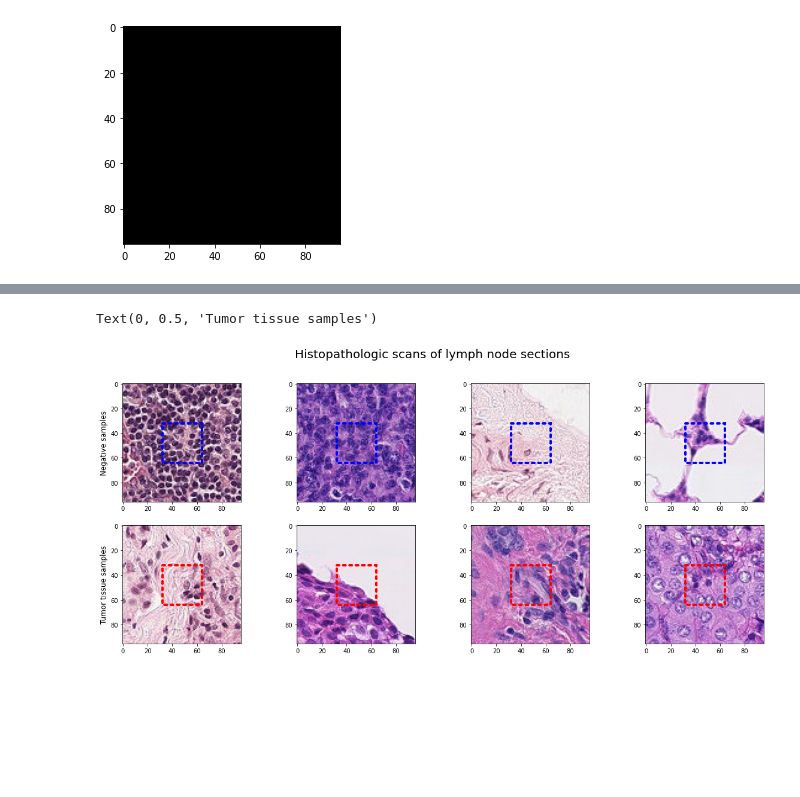
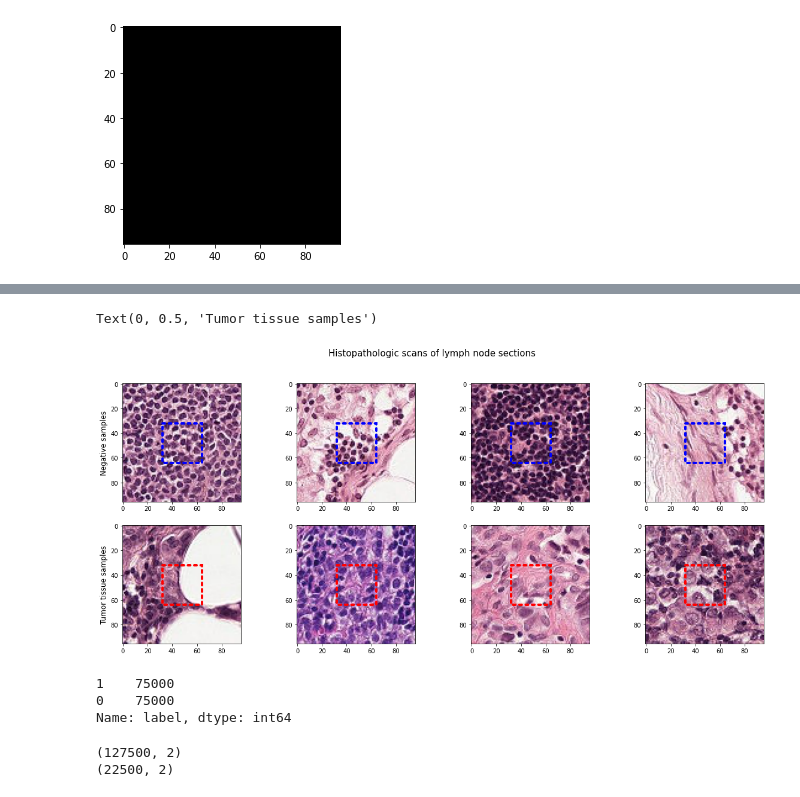
Before and after one commit to nps1984/breast-cancer, a Jupyter notebook: breast-cancer-eda.ipynb, the cells around one changed output, grey strips where cells are left out. Saved outputs shown, nothing was run; the diff lists cells and outputs as text; code cells hidden in the pictures; blank space fills up the shorter version.

```diff
--- a/breast-cancer-eda.ipynb
+++ b/breast-cancer-eda.ipynb
@@ -26,4 +28,10 @@ import shutil
 import matplotlib.pyplot as plt
 import matplotlib.image as mpimg
 import matplotlib.patches as patches
+# %%
+DATA_PATH=PurePath('./data/')
+INPUT_PATH=PurePath(DATA_PATH,'input')
+INPUT_TRAIN_PATH=PurePath(INPUT_PATH,'train')
+INPUT_TEST_PATH=PurePath(INPUT_PATH,'test')
+IMAGE_SIZE=96
 # %%
@@ -47,3 +55,3 @@ print(len(os.listdir('./data/train')))
 # %%
 # load the training labels
-train_df = pd.read_csv('./data/train_labels.csv')
+data_df = pd.read_csv(f'{DATA_PATH}/train_labels.csv')
@@ -125,27 +139,32 @@ def readImage(path):
     return rgb_img
 # %%
 # random sampling
-shuffled_data = shuffle(train_df)
+shuffled = shuffle(data_df)
 
 fig, ax = plt.subplots(2,4, figsize=(20,8))
-fig.suptitle('Histopathologic scans of lymph node sections',fontsize=20)
+fig.suptitle('Histopathologic scans of lymph node sections',fontsize=15)
+
 # Negatives
-for i, idx in enumerate(shuffled_data[shuffled_data['label'] == 0]['id'][:4]):
-    path = os.path.join('./data/train/', idx)
+for i, idx in enumerate(shuffled[shuffled['label'] == 0]['id'][:4]):
+    path = PurePath(INPUT_TRAIN_PATH,idx).__str__()
     ax[0,i].imshow(readImage(path + '.tif'))
+
     # Create a Rectangle patch
     box = patches.Rectangle((32,32),32,32,linewidth=4,edgecolor='b',facecolor='none', linestyle=':', capstyle='round')
     ax[0,i].add_patch(box)
+
 ax[0,0].set_ylabel('Negative samples', size='large')
 
 # Positives
-for i, idx in enumerate(shuffled_data[shuffled_data['label'] == 1]['id'][:4]):
-    path = os.path.join('./data/train/', idx)
+for i, idx in enumerate(shuffled[shuffled['label'] == 1]['id'][:4]):
+    path = PurePath(INPUT_TRAIN_PATH,idx).__str__()
     ax[1,i].imshow(readImage(path + '.tif'))
+
     # Create a Rectangle patch
     box = patches.Rectangle((32,32),32,32,linewidth=4,edgecolor='r',facecolor='none', linestyle=':', capstyle='round')
     ax[1,i].add_patch(box)
+
 ax[1,0].set_ylabel('Tumor tissue samples', size='large')
 # %% [output]
 Text(0, 0.5, 'Tumor tissue samples')
-[figure, old version]
+[figure, new version]
@@ -151,0 +176,16 @@ Text(0, 0.5, 'Tumor tissue samples')
+# %%
+# create sets
+neg_df=data_df[data_df['label']==0].sample(SAMPLE_SIZE,random_state=SEED)
+pos_df=data_df[data_df['label']==1].sample(SAMPLE_SIZE,random_state=SEED)
+
+# concat dataframes
+data_df = pd.concat([neg_df, pos_df], axis=0).reset_index(drop=True)
+
+# shuffle the data
+data_df = shuffle(data_df)
+
+data_df['label'].value_counts()
+# %% [output]
+1    75000
+0    75000
+Name: label, dtype: int64
@@ -151,0 +195,6 @@ Text(0, 0.5, 'Tumor tissue samples')
+# %%
+print(train_df.shape)
+print(validation_df.shape)
+# %% [output]
+(127500, 2)
+(22500, 2)
```
Also changed, not shown: parts of 25 cells of this notebook, 1 other file.
